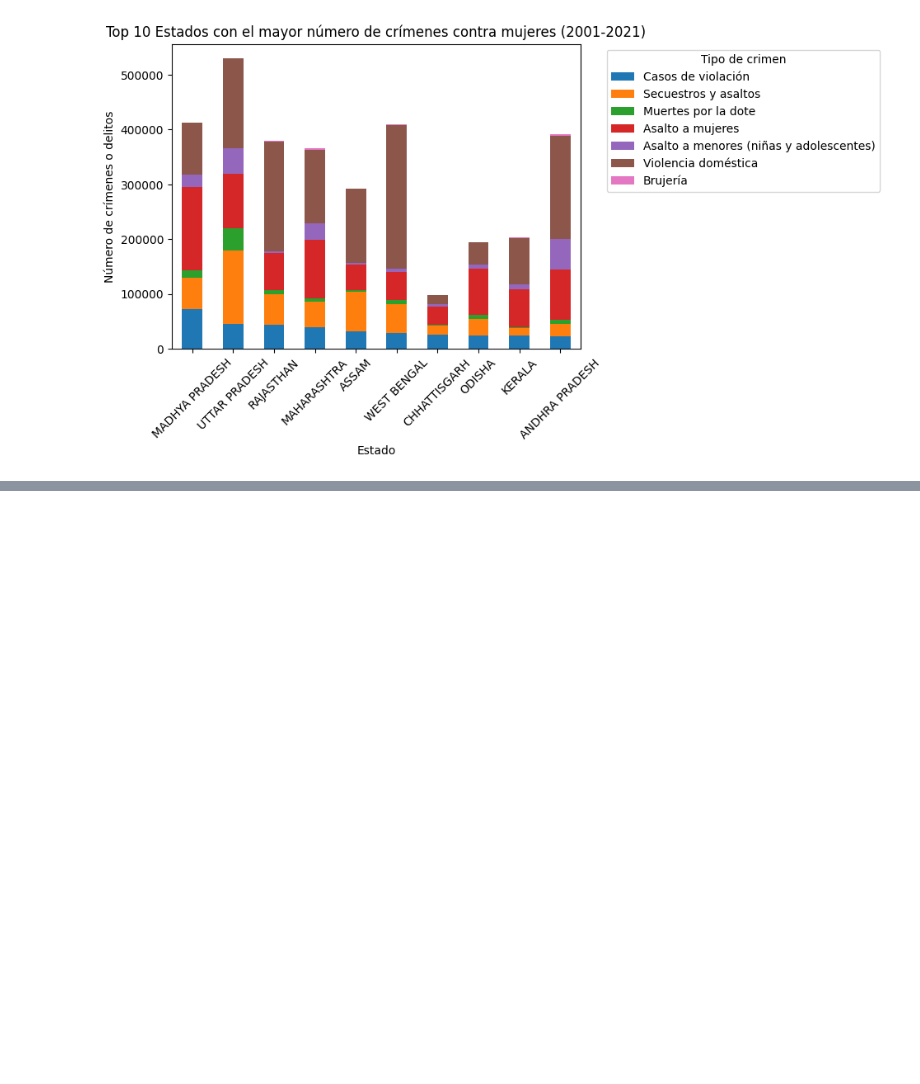
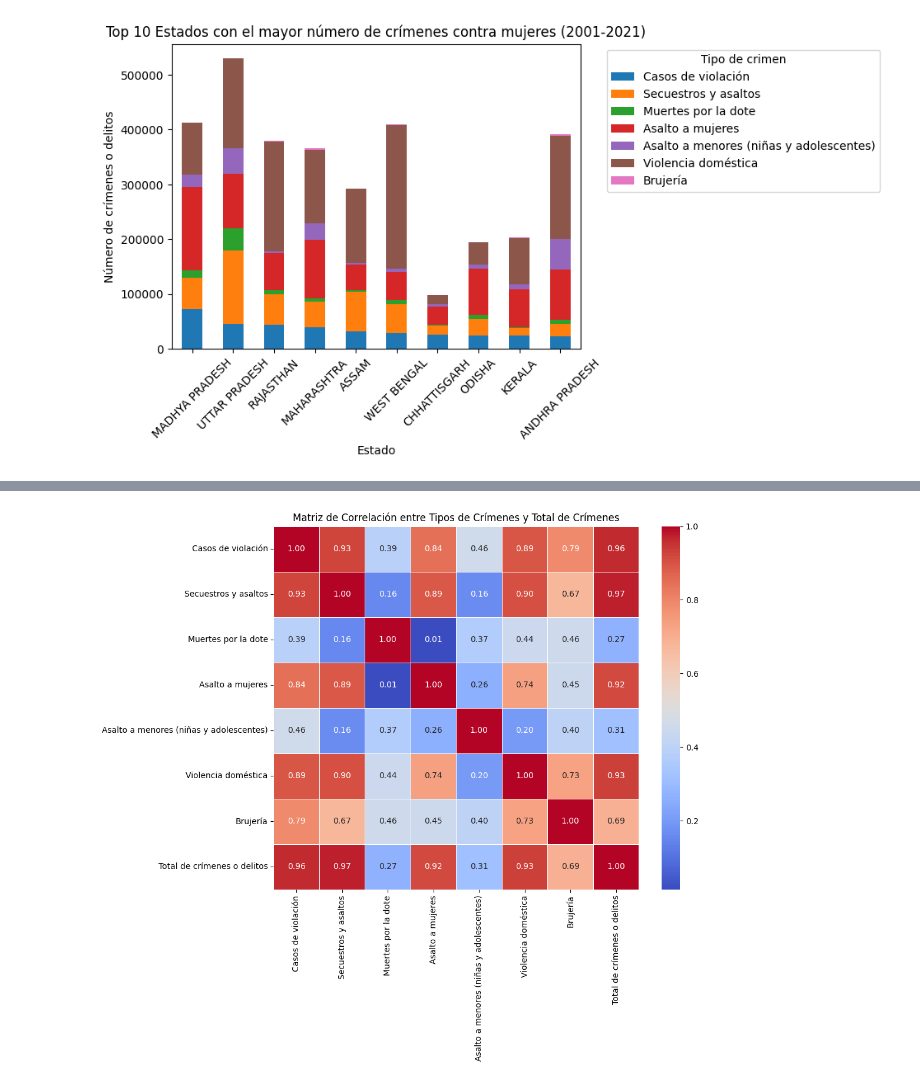
Before and after one commit to Esme-Sanc/proyecto1, a Jupyter notebook: main.ipynb, the cells around one changed output, grey strips where cells are left out. Saved outputs shown, nothing was run; the diff lists cells and outputs as text; code cells hidden in the pictures; blank space fills up the shorter version.

```diff
--- a/main.ipynb
+++ b/main.ipynb
@@ -266,0 +336,8 @@ fig.show()
+# %%
+# Selecciona solo las columnas numéricas
+numeric_columns = crime_trend.select_dtypes(include=['number']).columns
+
+# Agrega una columna para el total de crímenes sumando solo las columnas numéricas
+crime_trend['Total Crímenes'] = crime_trend[numeric_columns].sum(axis=1)
+# %%
+crime_trend.index = crime_trend.index.astype(int)
@@ -266,0 +609,63 @@ fig.show()
+# %%
+# Calcular las correlaciones entre los tipos de crímenes y el total de crímenes
+correlation_matrix = crime_trend[['Casos de violación', 'Secuestros y asaltos', 'Muertes por la dote',
+                                  'Asalto a mujeres', 'Asalto a menores (niñas y adolescentes)',
+                                  'Violencia doméstica', 'Brujería', 'Total de crímenes o delitos']].corr()
+
+# Mostrar la matriz de correlación
+print("Matriz de correlación:")
+print(correlation_matrix)
+
+# Visualizar la matriz de correlación usando un heatmap
+plt.figure(figsize=(10, 8))
+sns.heatmap(correlation_matrix, annot=True, cmap='coolwarm', fmt='.2f', linewidths=0.5)
+plt.title('Matriz de Correlación entre Tipos de Crímenes y Total de Crímenes')
+plt.show()
+
+# Crear gráficos de dispersión para ver la relación entre cada par de variables
+fig = go.Figure()
+
+# Añadir gráficos de dispersión para cada par de crímenes
+for crime_type in ['Casos de violación', 'Secuestros y asaltos', 'Muertes por la dote',
+                   'Asalto a mujeres', 'Asalto a menores (niñas y adolescentes)',
+                   'Violencia doméstica', 'Brujería']:
+    fig.add_trace(go.Scatter(
+        x=crime_trend['Total de crímenes o delitos'],
+        y=crime_trend[crime_type],
+        mode='markers',
+        name=crime_type,
+        hoverinfo='x+y',
+        marker=dict(size=8)
+    ))
+
+# Ajustar el diseño del gráfico
+fig.update_layout(
+    title='Relación entre Total de Crímenes y Tipos de Crímenes',
+    xaxis_title='Número total de crímenes o delitos',
+    yaxis_title='Número de casos de crímenes',
+    hovermode='x unified'
+)
+
+# Mostrar el gráfico
+fig.show()
+
+# Calcular las regresiones para cada tipo de crimen respecto al total
+# Crear un diccionario para almacenar los modelos de regresión
+models = {}
+
+for crime_type in ['Casos de violación', 'Secuestros y asaltos', 'Muertes por la dote',
+                   'Asalto a mujeres', 'Asalto a menores (niñas y adolescentes)',
+                   'Violencia doméstica', 'Brujería']:
+    X = crime_trend[['Total de crímenes o delitos']].values.reshape(-1, 1)
+    y = crime_trend[crime_type].values
+    model = LinearRegression()
+    model.fit(X, y)
+    models[crime_type] = model
+
+    # Mostrar el coeficiente y la intersección de la regresión
+    coef = model.coef_[0]
+    intercept = model.intercept_
+    print(f'\nModelo para {crime_type}:')
+    print(f'Pendiente: {coef:.2f}')
+    print(f'Intersección: {intercept:.2f}')
+# %% [output]
@@ -266,0 +689 @@ fig.show()
+[figure, added]
```
Also changed, not shown: parts of 24 cells of this notebook, 1 other file.
